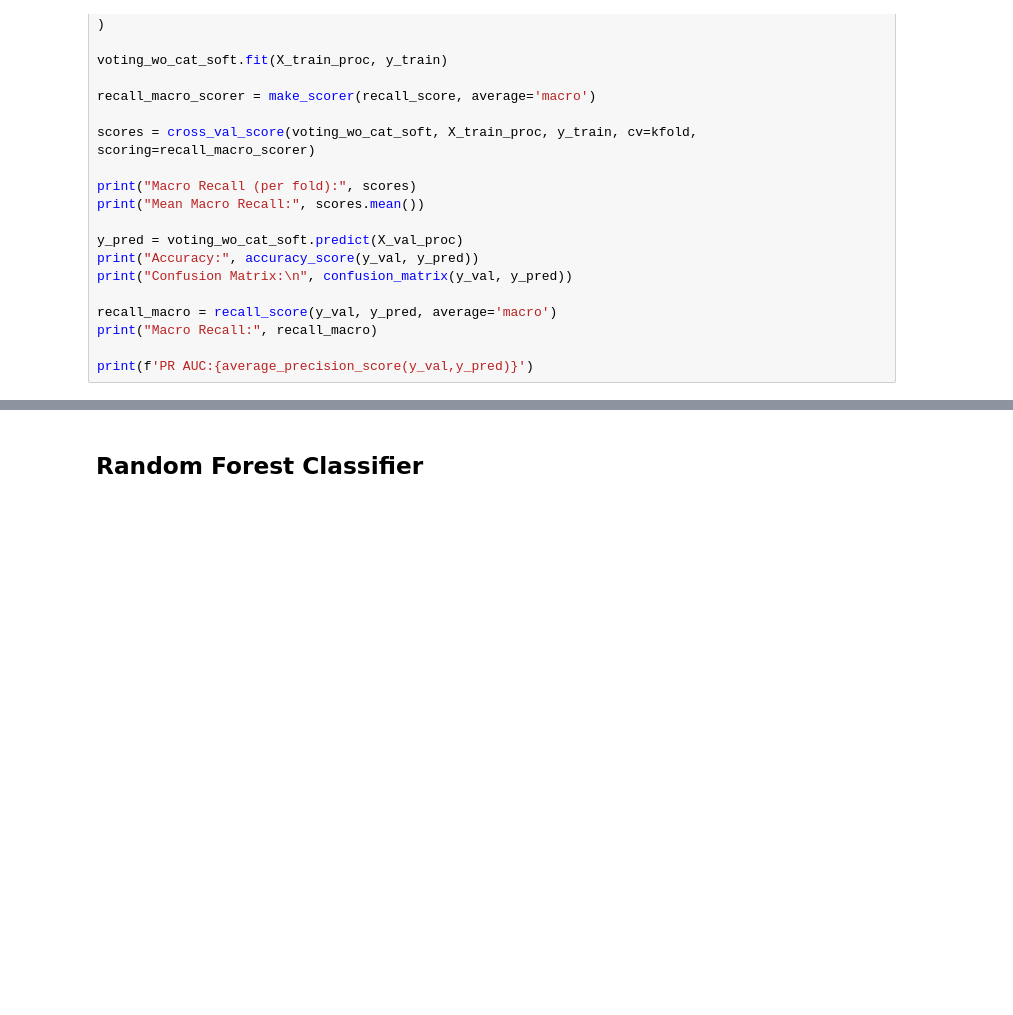
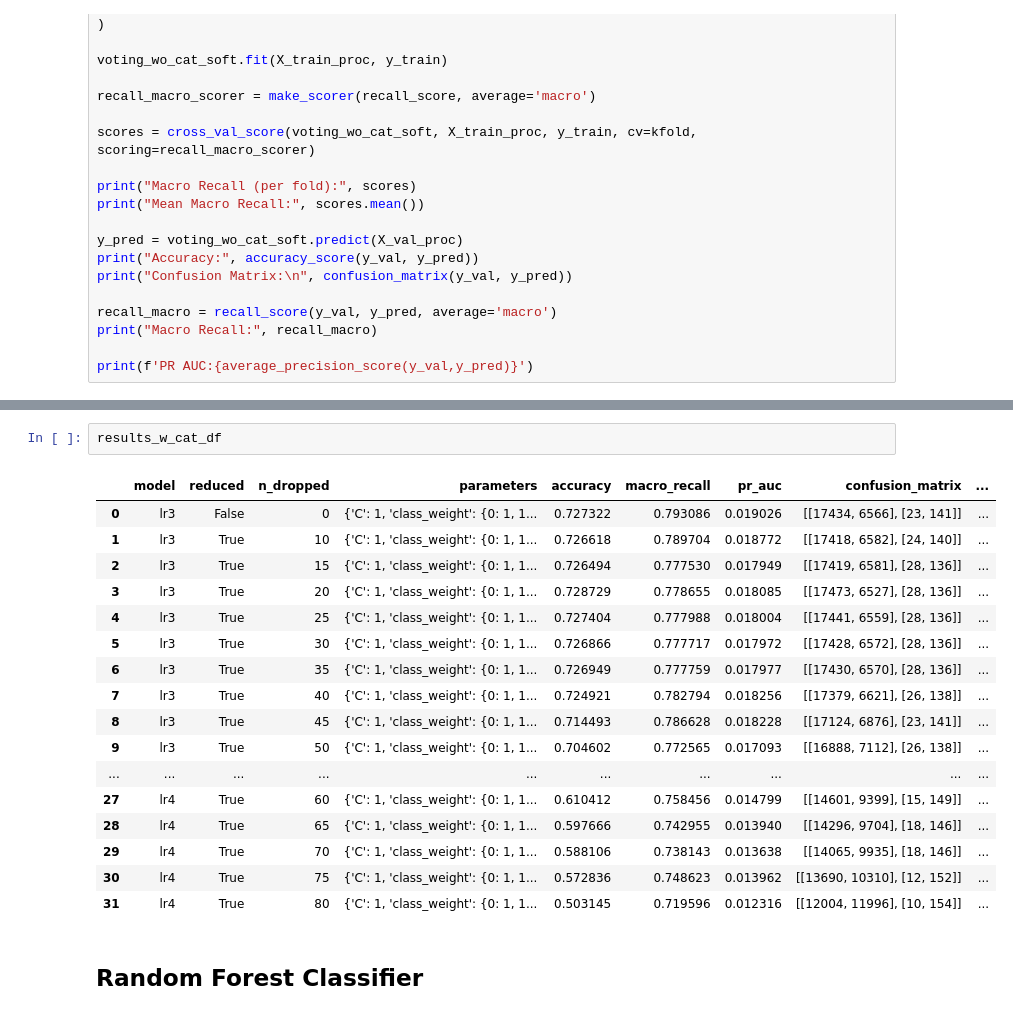
Before and after one commit to rebekah-eichberg/summer-2025-safeify, a Jupyter notebook: rebekah-idea-testing/MLModelTraining5.ipynb, the cells around one changed output, grey strips where cells are left out. Drawn from its saved outputs; the diff is of its cells as text; blank space fills up the shorter version.

```diff
--- a/rebekah-idea-testing/MLModelTraining5.ipynb
+++ b/rebekah-idea-testing/MLModelTraining5.ipynb
@@ -734,3 +1098,23 @@ print(f'PR AUC:{average_precision_score(y_val,y_pred)}')
+# %%
+results_w_cat_df
+# %% [output]
+|  | model | reduced | n_dropped | parameters | accuracy | macro_recall | pr_auc | confusion_matrix | ... |
+| 0 | lr3 | False | 0 | {'C': 1, 'class_weight': {0: 1, 1... | 0.727322 | 0.793086 | 0.019026 | [[17434, 6566], [23, 141]] | ... |
+| 1 | lr3 | True | 10 | {'C': 1, 'class_weight': {0: 1, 1... | 0.726618 | 0.789704 | 0.018772 | [[17418, 6582], [24, 140]] | ... |
+| 2 | lr3 | True | 15 | {'C': 1, 'class_weight': {0: 1, 1... | 0.726494 | 0.777530 | 0.017949 | [[17419, 6581], [28, 136]] | ... |
+| 3 | lr3 | True | 20 | {'C': 1, 'class_weight': {0: 1, 1... | 0.728729 | 0.778655 | 0.018085 | [[17473, 6527], [28, 136]] | ... |
+| 4 | lr3 | True | 25 | {'C': 1, 'class_weight': {0: 1, 1... | 0.727404 | 0.777988 | 0.018004 | [[17441, 6559], [28, 136]] | ... |
+| 5 | lr3 | True | 30 | {'C': 1, 'class_weight': {0: 1, 1... | 0.726866 | 0.777717 | 0.017972 | [[17428, 6572], [28, 136]] | ... |
+| 6 | lr3 | True | 35 | {'C': 1, 'class_weight': {0: 1, 1... | 0.726949 | 0.777759 | 0.017977 | [[17430, 6570], [28, 136]] | ... |
+| 7 | lr3 | True | 40 | {'C': 1, 'class_weight': {0: 1, 1... | 0.724921 | 0.782794 | 0.018256 | [[17379, 6621], [26, 138]] | ... |
+| 8 | lr3 | True | 45 | {'C': 1, 'class_weight': {0: 1, 1... | 0.714493 | 0.786628 | 0.018228 | [[17124, 6876], [23, 141]] | ... |
+| 9 | lr3 | True | 50 | {'C': 1, 'class_weight': {0: 1, 1... | 0.704602 | 0.772565 | 0.017093 | [[16888, 7112], [26, 138]] | ... |
+| ... | ... | ... | ... | ... | ... | ... | ... | ... | ... |
+| 27 | lr4 | True | 60 | {'C': 1, 'class_weight': {0: 1, 1... | 0.610412 | 0.758456 | 0.014799 | [[14601, 9399], [15, 149]] | ... |
+| 28 | lr4 | True | 65 | {'C': 1, 'class_weight': {0: 1, 1... | 0.597666 | 0.742955 | 0.013940 | [[14296, 9704], [18, 146]] | ... |
+| 29 | lr4 | True | 70 | {'C': 1, 'class_weight': {0: 1, 1... | 0.588106 | 0.738143 | 0.013638 | [[14065, 9935], [18, 146]] | ... |
+| 30 | lr4 | True | 75 | {'C': 1, 'class_weight': {0: 1, 1... | 0.572836 | 0.748623 | 0.013962 | [[13690, 10310], [12, 152]] | ... |
+| 31 | lr4 | True | 80 | {'C': 1, 'class_weight': {0: 1, 1... | 0.503145 | 0.719596 | 0.012316 | [[12004, 11996], [10, 154]] | ... |
 # %% [markdown]
 ## Random Forest Classifier
 # %%
```
Also changed, not shown: parts of 44 cells of this notebook, 2 other files.
